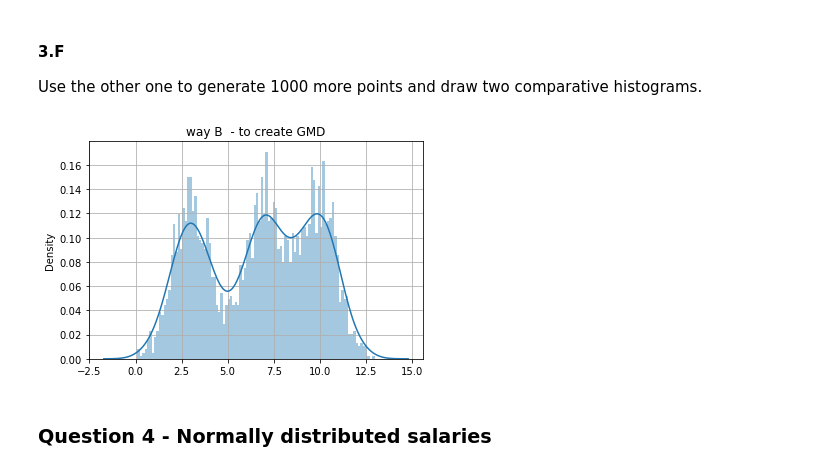
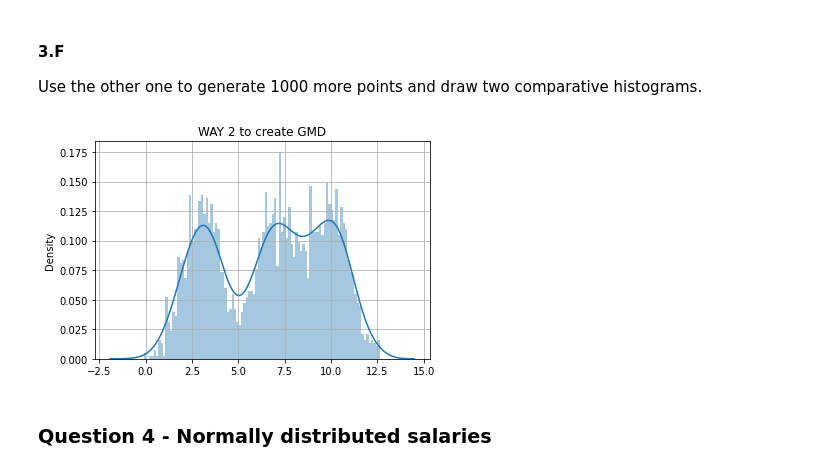
Before and after one commit to RoyR-IDC/StatisticsAndDataAnalysis, a Jupyter notebook: HW2/203972922_201312907.ipynb, the cells around one changed output. Cells and saved outputs as stored; diff of their text form; code cells hidden in the pictures.

```diff
--- a/HW2/203972922_201312907.ipynb
+++ b/HW2/203972922_201312907.ipynb
@@ -472,20 +489,22 @@ plt.grid()
 #### 3.F
 Use the other one to generate 1000 more points and draw two comparative histograms.
 # %%
-plt.figure()
 norm1 = np.random.normal(mue1, sigma1,1000)
 norm2 = np.random.normal(mue2, sigma2,1000)
 norm3 = np.random.normal(mue3, sigma3,1000)
 
 new_norm2 = []
 new_norm2.extend(norm1)
 new_norm2.extend(norm2)
 new_norm2.extend(norm3)
+
+# Create the plot
+plt.figure()
 sns.distplot(new_norm2, bins=100)
-plt.title('way B  - to create GMD')
+plt.title('WAY 2 to create GMD')
 plt.grid()
 # %% [output]
-[figure, old version]
+[figure, new version]
 # %% [markdown]
 ### Question 4 - Normally distributed salaries
 # %% [markdown]
```
Also changed, not shown: parts of 53 cells of this notebook.
